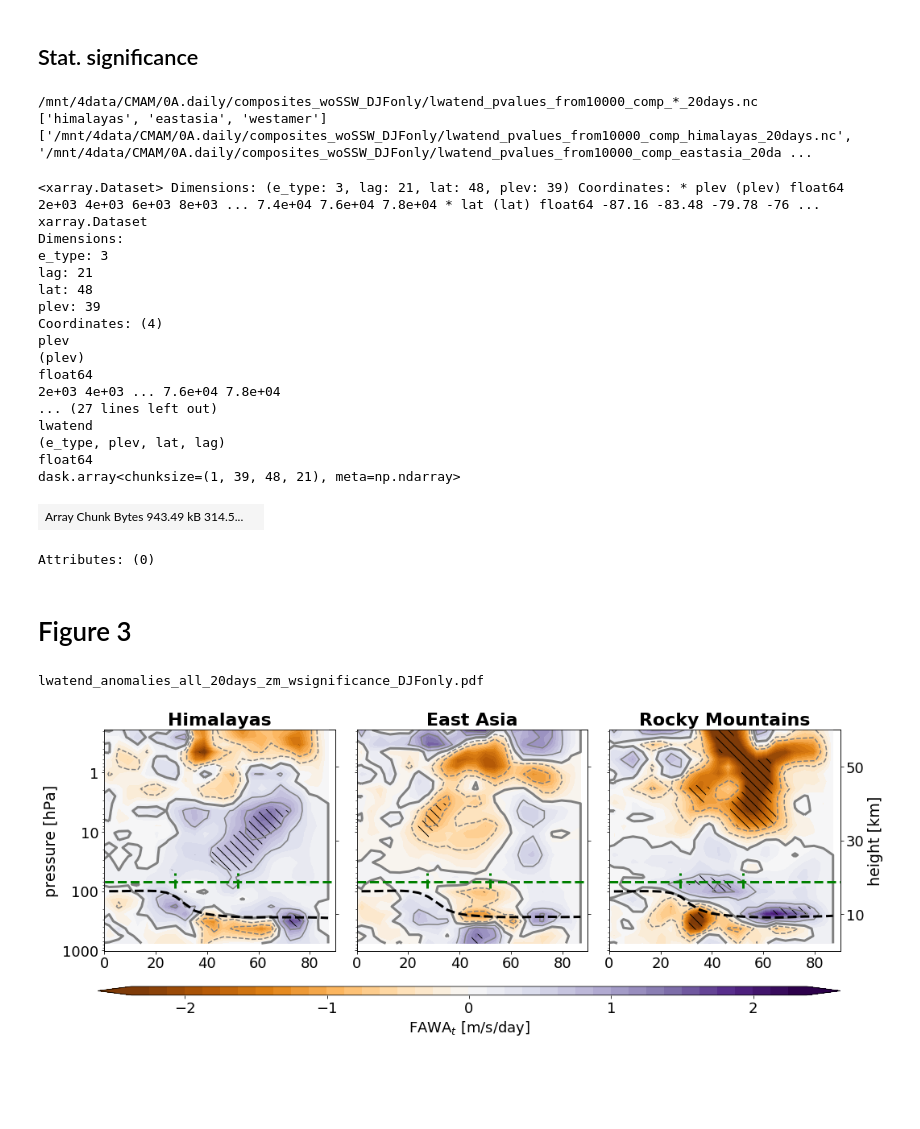
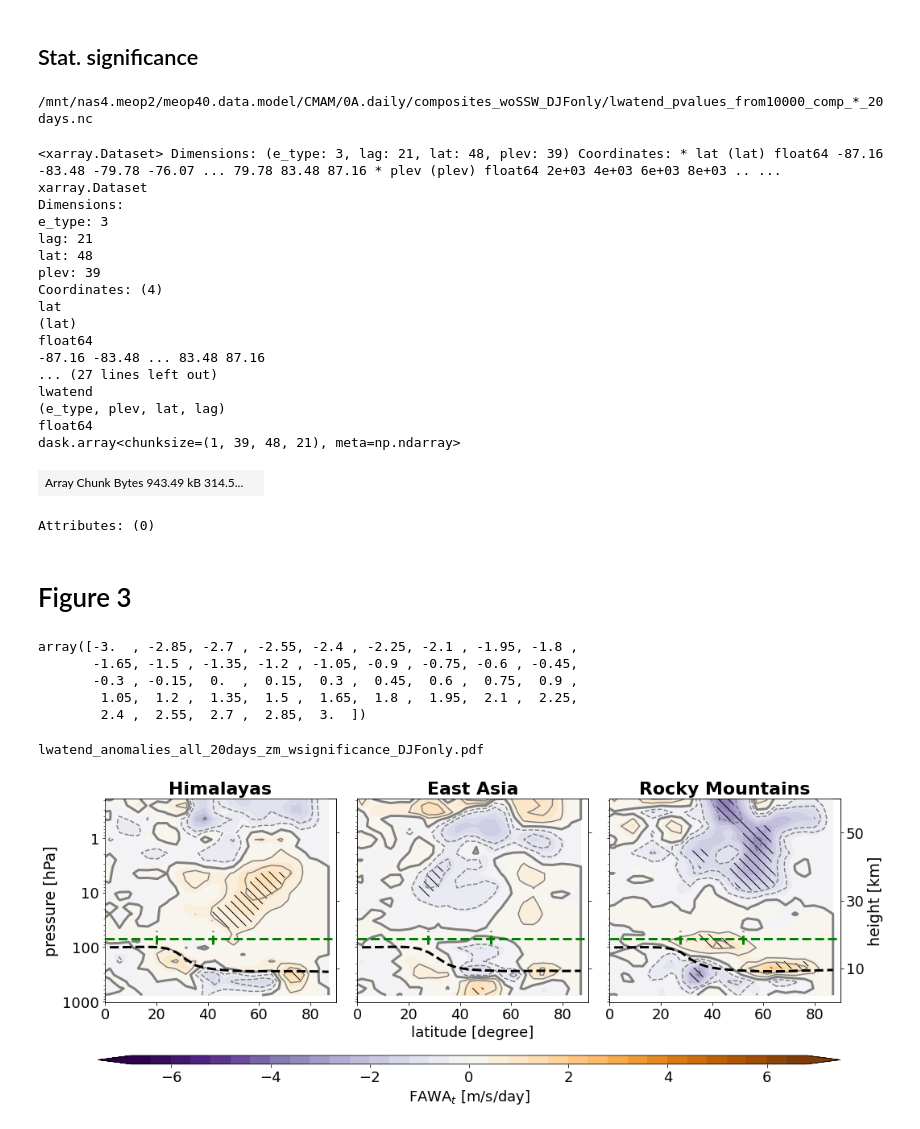
Before and after one commit to kuchaale/grl_2020, a Jupyter notebook: code/GRL_reproduce_Fig3.ipynb, the cells around one changed output. Saved outputs shown, nothing was run; the diff lists cells and outputs as text; code cells hidden in the pictures; blank space fills up the shorter version.

```diff
--- a/code/GRL_reproduce_Fig3.ipynb
+++ b/code/GRL_reproduce_Fig3.ipynb
@@ -31,7 +33,8 @@ interpreter: 64bit
 # %%
 timescale = 20
 DJF_bool = '_DJFonly'
-cesta = '/mnt/4data/CMAM/0A.daily/composites_woSSW{}/'.format(DJF_bool)
+root_path = '/mnt/nas4.meop2/meop40.data.model/CMAM/0A.daily/'
+cesta = f'{root_path}composites_woSSW{DJF_bool}/'
 # %% [markdown]
 # Data loading
 # %% [markdown]
@@ -124,9 +127,9 @@ infile_name = '{3}{0}_pvalues_from{1}_comp_*_{2}days.nc'.format(var, 10000, time
 print(infile_name)
 infiles = glob.glob(infile_name)
 comp_types = list(map(lambda x: x.split('comp_')[1].split('_{}days'.format(timescale))[0], infiles))
-print(comp_types)
-print(infiles)
-print()
+#print(comp_types)
+#print(infiles)
+#print()
 ds_p = xr.open_mfdataset(infiles, concat_dim='e_type', combine ='nested')
 ds_p['e_type'] = comp_types
 if var not in ['lwa','sink','lwatend']:
@@ -135,10 +138,8 @@ else:
     ds_p = ds_p.rename({'z': 'plev'})
 ds_p
 # %% [output]
-/mnt/4data/CMAM/0A.daily/composites_woSSW_DJFonly/lwatend_pvalues_from10000_comp_*_20days.nc
-['himalayas', 'eastasia', 'westamer']
-['/mnt/4data/CMAM/0A.daily/composites_woSSW_DJFonly/lwatend_pvalues_from10000_comp_himalayas_20days.nc', '/mnt/4data/CMAM/0A.daily/composites_woSSW_DJFonly/lwatend_pvalues_from10000_comp_eastasia_20da ...
+/mnt/nas4.meop2/meop40.data.model/CMAM/0A.daily/composites_woSSW_DJFonly/lwatend_pvalues_from10000_comp_*_20days.nc
-<xarray.Dataset> Dimensions: (e_type: 3, lag: 21, lat: 48, plev: 39) Coordinates: * plev (plev) float64 2e+03 4e+03 6e+03 8e+03 ... 7.4e+04 7.6e+04 7.8e+04 * lat (lat) float64 -87.16 -83.48 -79.78 -76 ...
+<xarray.Dataset> Dimensions: (e_type: 3, lag: 21, lat: 48, plev: 39) Coordinates: * lat (lat) float64 -87.16 -83.48 -79.78 -76.07 ... 79.78 83.48 87.16 * plev (plev) float64 2e+03 4e+03 6e+03 8e+03 .. ...
 xarray.Dataset
 Dimensions:
 e_type: 3
@@ -146,10 +147,10 @@ lag: 21
 lat: 48
 plev: 39
 Coordinates: (4)
-plev
-(plev)
+lat
+(lat)
 float64
-2e+03 4e+03 ... 7.6e+04 7.8e+04
+-87.16 -83.48 ... 83.48 87.16
 ... (27 lines left out)
 lwatend
 (e_type, plev, lat, lag)
@@ -165,17 +166,31 @@ def thousands(x, pos):
 
 p0=1013.25
 H = 7000
+scale = 24*3600
 def press2height(x):
     return H*np.log(p0/x)
 
 def height2press(x):
     return p0*np.exp(-x/H)
+# %%
+np.linspace(-3,3,41)
+# %% [output]
+array([-3.  , -2.85, -2.7 , -2.55, -2.4 , -2.25, -2.1 , -1.95, -1.8 ,
+       -1.65, -1.5 , -1.35, -1.2 , -1.05, -0.9 , -0.75, -0.6 , -0.45,
+       -0.3 , -0.15,  0.  ,  0.15,  0.3 ,  0.45,  0.6 ,  0.75,  0.9 ,
+        1.05,  1.2 ,  1.35,  1.5 ,  1.65,  1.8 ,  1.95,  2.1 ,  2.25,
+        2.4 ,  2.55,  2.7 ,  2.85,  3.  ])
 # %%
-levels= np.linspace(-2.5,2.5,41)
+#levels= np.linspace(-2.5,2.5,41)
+levels = np.arange(-7.2,7.6,0.4)
+#levels= np.linspace(-2.5,2.5,41)
+levels2=[0.5,1,3]
+lev0 = [0]
 cbar_label = f'FAWA$_t$ [m/s/day]'
 titles = ['Himalayas', 'East Asia', 'Rocky Mountains'] #'West America']
 label_ls = ['A', 'B', 'C', 'D', 'E', 'F', 'G', 'H', 'I']
-cmap = mpl.cm.PuOr#RdBu_r
+cmap = mpl.cm.PuOr_r#RdBu_r
+#cmap = Tofino_20.mpl_colormap
 mpl.rcParams.update({'font.size': 18})
 
 plot_arr = da_all['lwatend'].sel(what = what_ls[0], lag = 0, plev = slice(None,60000)).mean('lon')*scale
@@ -185,6 +200,11 @@ da_trop2 = da_trop.ptrop.sel(lag=0, lat = slice(0,None)).mean('lon')
 lats = p.data.lat.values
 levs = p.data.plev.values
 plot_arr = da_all['lwatend'].sel(what = what_ls[1], lag = 0, plev = slice(None,60000)).mean('lon')*scale
+
+p.axes[0][0].set_xlabel('')
+p.axes[0][1].set_xlabel('latitude [degree]')
+p.axes[0][2].set_xlabel('')
+
 
 for i,(ax, sel_dict, label) in enumerate(zip(p.axes.flat, p.name_dicts.flat, label_ls)):
     ax.text(0.05, 0.95, label, transform=ax.transAxes, fontsize = 20,
@@ -211,7 +231,7 @@ for i,(ax, sel_dict, label) in enumerate(zip(p.axes.flat, p.name_dicts.flat, lab
     p.data.sel(**sel_dict).plot.contourf(**plot_kwargs)
     # plot contour of lwatend absolute values (positive only)
     plot_kwargs = dict(ax = ax2,\
-                   colors = '0.5', \
+                   colors = ['grey'], \
                    levels=levels2, add_colorbar=False, alpha =1)
     plot_arr.sel(**sel_dict).plot.contour(**plot_kwargs)
     # plot contour of lwatend absolute values (negative only)
@@ -228,6 +248,15 @@ for i,(ax, sel_dict, label) in enumerate(zip(p.axes.flat, p.name_dicts.flat, lab
     press2height(da_trop2.sel(**sel_dict)).plot.line('k--', ax=ax2, lw = 3)
     # plot hotspot lines
     ax2.hlines(press2height(70),-20,90, color='g', ls='--', lw=3)
+
+    e_type = sel_dict['e_type']
+    if e_type == 'himalayas':
+        box = sgeom.box(minx=70, maxx=105, miny=20, maxy=42)
+    elif e_type == 'eastasia':
+        box = sgeom.box(minx=110, maxx=145, miny=27.5, maxy=52)
+    elif e_type == 'westamer':
+        box = sgeom.box(minx=-125, maxx=-102.5, miny=27.5, maxy=52)
+
     ax2.vlines(list(box.bounds)[1::2],press2height(90),press2height(50), color='g', ls='--', lw=3)
     # plot stat. significance using hatching
     plot_kwargs = dict(levels = [0,0.05], hatches=['\\\\',None], \
@@ -238,33 +267,33 @@ for i,(ax, sel_dict, label) in enumerate(zip(p.axes.flat, p.name_dicts.flat, lab
     ds_p['lwatend'].sel(**sel_dict).plot.contourf(**plot_kwargs)
 
     ax2.get_shared_y_axes()
     ax2.axis([0, 90, 0, 60000])
     ax2.set_yticks([10000,30000,50000])
     fmt = FuncFormatter(thousands)
     ax2.yaxis.set_major_formatter(fmt)
 
     if i != 2:
         ax2.set_yticklabels([])
         ax2.set_ylabel('')
     if i == 2:
         ax2.set_ylabel('height [km]', fontsize = 19)
 
-    ax2.set_title(titles[i], fontdict=dict(fontweight = 'bold', fontsize = 22))
+    ax2.set_title(f'{titles[i]}', fontdict=dict(fontweight = 'bold', fontsize = 22))
 
 
 p.fig.tight_layout()
 p.fig.subplots_adjust(right=0.875)
 cbar_ax = p.fig.add_axes([0.075, -0.03, .8, .03])
 norm = mpl.colors.BoundaryNorm(levels[1:-1], cmap.N)
 label = cbar_label
 cb2 = mpl.colorbar.ColorbarBase(cbar_ax, cmap=cmap,  \
                                 norm=norm, orientation='horizontal', \
                                 boundaries=levels, extend='both',  label = cbar_label, \
-                                ticks=[-2,-1,0,1,2], spacing='proportional')
+                                ticks=[-6,-4,-2,0,2,4,6], spacing='proportional')
 
 outfile='{}_{}_{}_{}days_zm_wsignificance_DJFonly.pdf'.format('lwatend', what_ls[0], 'all', timescale)
 print(outfile)
 plt.savefig(outfile, dpi = 300, bbox_inches='tight')
 # %% [output]
 lwatend_anomalies_all_20days_zm_wsignificance_DJFonly.pdf
-[figure, old version]
+[figure, new version]
```
Also changed, not shown: parts of 4 cells of this notebook, 8 other files.
